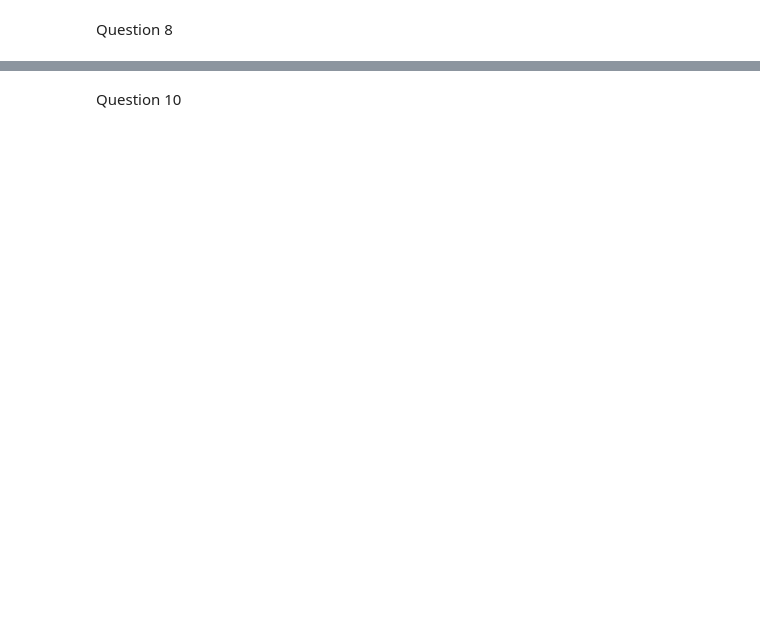
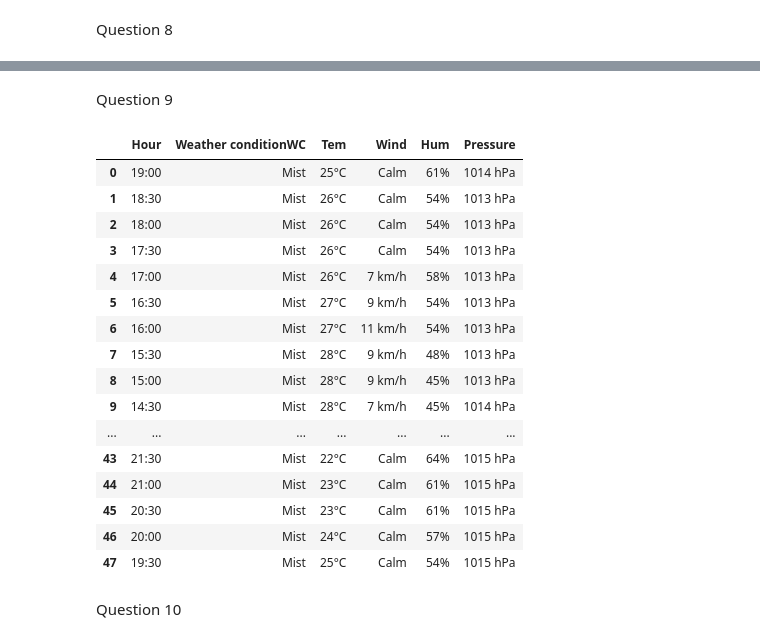
Before and after one commit to swathidamera/Internship, a Jupyter notebook: Web Scraping Assignment 1.ipynb, the cells around one changed output, grey strips where cells are left out. Cells and saved outputs as stored; diff of their text form; code cells hidden in the pictures; blank space fills up the shorter version.

```diff
--- a/Web Scraping Assignment 1.ipynb
+++ b/Web Scraping Assignment 1.ipynb
@@ -2,6 +2,8 @@
 import pandas as pd
 import requests
 from bs4 import BeautifulSoup
+# %%
+pd.options.display.max_colwidth = 500
 # %% [markdown]
 Question 1
 # %%
@@ -258,2 +376,5 @@ Position
 # %% [markdown]
 Question 6
+# %%
+webpage=requests.get('https://www.amazon.in/s?k=mobile+phones+under+20000&crid=3OKDGHOVI9XCZ&sprefix=mobile+phones+under+20000%2Caps%2C213&ref=nb_sb_noss_2')
+webpage
@@ -366,2 +480,43 @@ Dineout('https://www.dineout.co.in/delhi-restaurants/buffet-special')
+# %% [markdown]
+Question 9
+# %%
+def Weather_details(website):
+    webpage=requests.get(website)
+    soup=BeautifulSoup(webpage.content,'lxml')
+
+    #Scrap weather table
+    data=soup.find('div', class_='last24 thh')
+
+    #Scrap table headings
+    head=[h.text.strip('.') for h in data.find_all('tr')[1]]
+
+    #Scrap row data
+    weather=pd.DataFrame(columns=head)
+    for r in data.find_all('tr')[2:]:
+        rd=r.find_all('td')
+        rd1=[r1.text for r1 in rd]
+        if rd1 !=[]:
+            weather.loc[len(weather)]=rd1
+    display(weather)
+# %%
+Weather_details('https://en.tutiempo.net/delhi.html?data=last-24-hours')
+# %% [output]
+|  | Hour | Weather conditionWC | Tem | Wind | Hum | Pressure |
+| 0 | 19:00 | Mist | 25°C | Calm | 61% | 1014 hPa |
+| 1 | 18:30 | Mist | 26°C | Calm | 54% | 1013 hPa |
+| 2 | 18:00 | Mist | 26°C | Calm | 54% | 1013 hPa |
+| 3 | 17:30 | Mist | 26°C | Calm | 54% | 1013 hPa |
+| 4 | 17:00 | Mist | 26°C | 7 km/h | 58% | 1013 hPa |
+| 5 | 16:30 | Mist | 27°C | 9 km/h | 54% | 1013 hPa |
+| 6 | 16:00 | Mist | 27°C | 11 km/h | 54% | 1013 hPa |
+| 7 | 15:30 | Mist | 28°C | 9 km/h | 48% | 1013 hPa |
+| 8 | 15:00 | Mist | 28°C | 9 km/h | 45% | 1013 hPa |
+| 9 | 14:30 | Mist | 28°C | 7 km/h | 45% | 1014 hPa |
+| ... | ... | ... | ... | ... | ... | ... |
+| 43 | 21:30 | Mist | 22°C | Calm | 64% | 1015 hPa |
+| 44 | 21:00 | Mist | 23°C | Calm | 61% | 1015 hPa |
+| 45 | 20:30 | Mist | 23°C | Calm | 61% | 1015 hPa |
+| 46 | 20:00 | Mist | 24°C | Calm | 57% | 1015 hPa |
+| 47 | 19:30 | Mist | 25°C | Calm | 54% | 1015 hPa |
 # %% [markdown]
 Question 10
```
Also changed, not shown: parts of 18 cells of this notebook.
